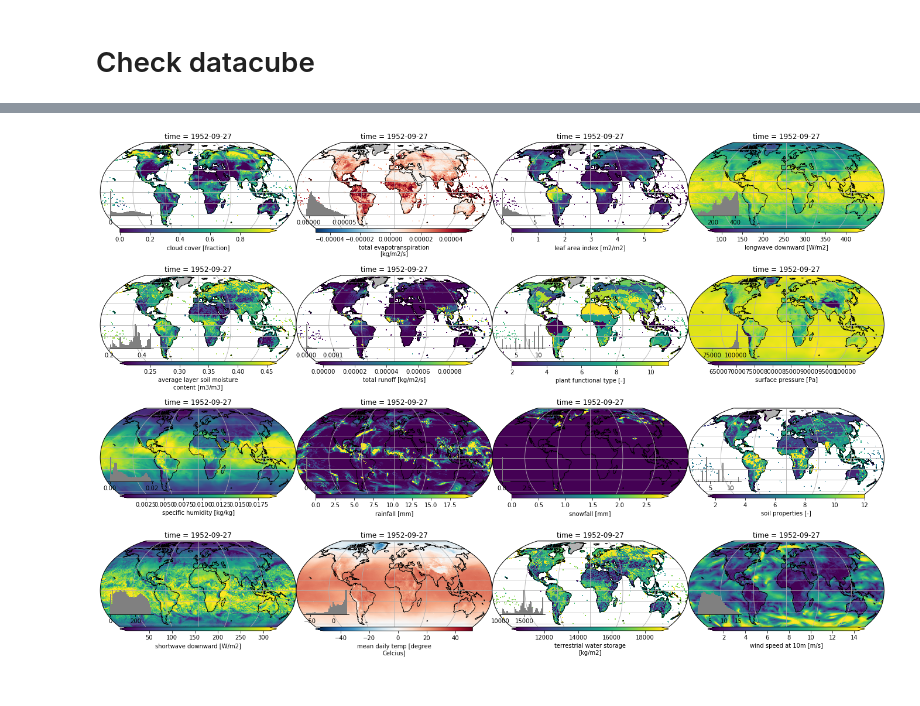
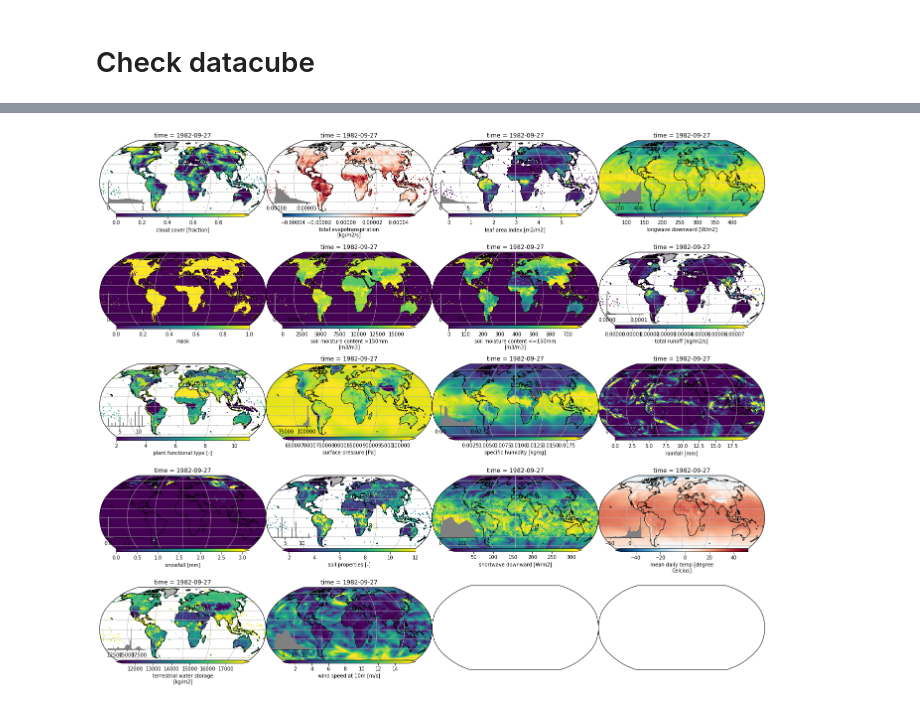
Before and after one commit to bask0/dl4es_ch18, a Jupyter notebook: src/notebooks/dataprep.ipynb, the cells around one changed output, grey strips where cells are left out. Saved outputs shown, nothing was run; the diff lists cells and outputs as text; code cells hidden in the pictures.

```diff
--- a/src/notebooks/dataprep.ipynb
+++ b/src/notebooks/dataprep.ipynb
@@ -225,8 +229,7 @@ http://hydro.iis.u-tokyo.ac.jp/GSWP3/
 Stack data and copy to local disc to improve speed of further processing steps
 # %%
 gswp_dir = '/workspace/BGI/data/DataStructureMDI/DATA/grid/Global/0d50_daily/GSWP3/EXP1/Data/'
-# gswp_vars = ['Rainf', 'Snowf', 'SWdown', 'LWdown', 'Tair', 'Wind', 'Qair', 'PSurf']
-gswp_vars = ['SWdown', 'LWdown', 'Qair', 'PSurf']
+gswp_vars = ['Rainf', 'Snowf', 'SWdown', 'LWdown', 'Tair', 'Wind', 'Qair', 'PSurf']
 # %% [markdown]
 #### Stack data and copy to local disc
 # %%
@@ -284,8 +296,12 @@ missing_data_attrs = {
         'long_name': 'soil properties',
         'units': '-'
     },
-    'mrlslfrac': {
-        'long_name': 'Average layer soil moisture content',
+    'mrlsl_shal': {
+        'long_name': 'soil moisture content <=150mm',
+        'units': 'm3/m3'
+    },
+    'mrlsl_deep': {
+        'long_name': 'soil moisture content >150mm',
         'units': 'm3/m3'
     },
     'time': {
@@ -359 +377,3 @@ for var in s_xr.data_vars:
+# %%
+mask *= ((s_xr.rainf.groupby('time.year').sum('time') + s_xr.snowf.groupby('time.year').sum('time')).mean('year') > 250).compute()
 # %%
@@ -395,7 +412,3 @@ data_mask.astype(int).to_zarr(zarr_store, mode='a')
 import matplotlib.pyplot as plt
 # %%
 s_xr = xr.open_zarr(zarr_store)
-# %%
-for var in s_xr.variables:
-    if 'unit' in s_zr[var].attrs:
-        s_zr[var].attrs.pop('unit')
@@ -402,16 +437,16 @@ for var in s_xr.variables:
 # %%
-fig, axes = subplots_robinson(4, 4, figsize=(24, 16), gridspec_kw={'wspace': 0, 'hspace': 0.2})
-for i, var in enumerate(np.setdiff1d(list(s_xr.data_vars), 'mask')):
+fig, axes = subplots_robinson(5, 4, figsize=(24, 20), gridspec_kw={'wspace': 0, 'hspace': 0.2})
+for i, var in enumerate(s_xr.data_vars):
     ax = axes.flat[i]
     if 'time' in s_xr[var].dims:
         ds = s_xr[var].isel(time=1000)
     else:
         ds = s_xr[var]
 
     # ds = (ds - ds.attrs['mean']) / ds.attrs['std']
     plot_map(ds, robust=True, ax=ax)
 # %% [output]
-[figure, old version]
+[figure, new version]
 # %%
 !du -h --block-size=GB '/scratch/dl_chapter14/data/'
 # %% [output]
```
Also changed, not shown: parts of 58 cells of this notebook, 49 other files.
